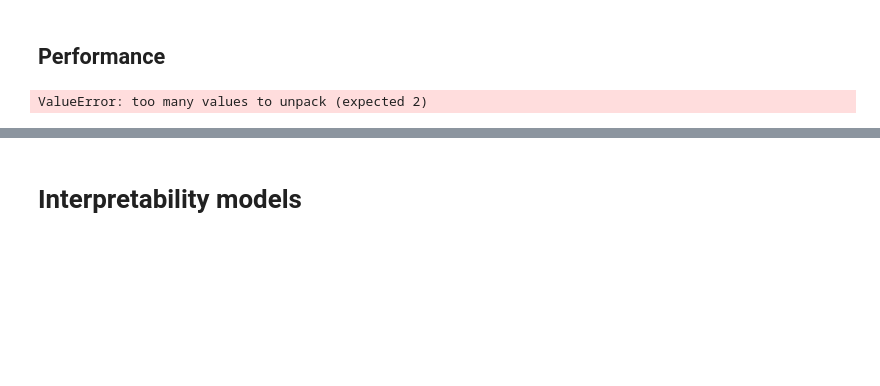
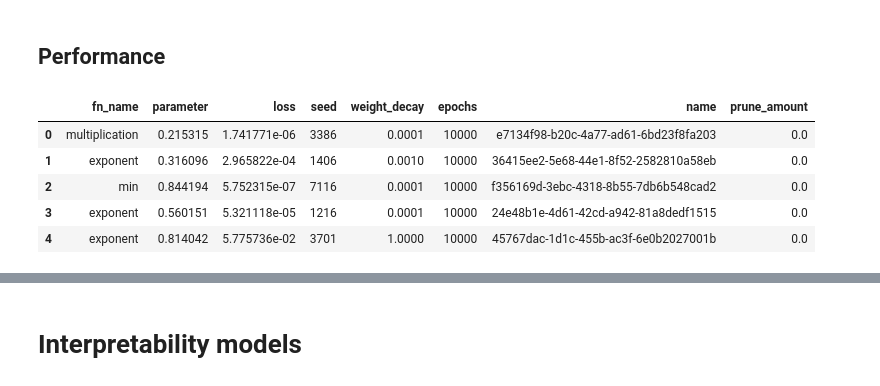
Before and after one commit to pleask/ALMI, a Jupyter notebook: analysis.ipynb, the cells around one changed output, grey strips where cells are left out. Saved outputs shown, nothing was run; the diff lists cells and outputs as text; code cells hidden in the pictures; blank space fills up the shorter version.

Commit message:
Use prune amount from file

```diff
--- a/analysis.ipynb
+++ b/analysis.ipynb
@@ -56,23 +56,27 @@ plt.show()
 # %%
 # TODO: Get the losses for the other pruning amounts
 with open('pruned_losses.txt', 'r') as pruned_losses:
     rows = []
     for line in pruned_losses:
         name, prune_amount, loss = line.strip().split(' ')
         rows.append((name, float(prune_amount), float(loss)))
 pruned_losses = pd.DataFrame(rows, columns=['name', 'prune_amount', 'loss'])
-pruned_losses['prune_amount'] = 0.2
 
 zero_decay_rows = weight_decay[weight_decay['weight_decay'] == 0]
 zero_decay_rows = zero_decay_rows.drop('loss', axis=1)
 pruned_models = pd.merge(zero_decay_rows, pruned_losses, on='name', how='inner')
 
 weight_decay['prune_amount'] = 0.
 subject_models = pd.concat([weight_decay, pruned_models])
 
 subject_models.head()
 # %% [output]
-ValueError: too many values to unpack (expected 2)
+|  | fn_name | parameter | loss | seed | weight_decay | epochs | name | prune_amount |
+| 0 | multiplication | 0.215315 | 1.741771e-06 | 3386 | 0.0001 | 10000 | e7134f98-b20c-4a77-ad61-6bd23f8fa203 | 0.0 |
+| 1 | exponent | 0.316096 | 2.965822e-04 | 1406 | 0.0010 | 10000 | 36415ee2-5e68-44e1-8f52-2582810a58eb | 0.0 |
+| 2 | min | 0.844194 | 5.752315e-07 | 7116 | 0.0001 | 10000 | f356169d-3ebc-4318-8b55-7db6b548cad2 | 0.0 |
+| 3 | exponent | 0.560151 | 5.321118e-05 | 1216 | 0.0001 | 10000 | 24e48b1e-4d61-42cd-a942-81a8dedf1515 | 0.0 |
+| 4 | exponent | 0.814042 | 5.775736e-02 | 3701 | 1.0000 | 10000 | 45767dac-1d1c-455b-ac3f-6e0b2027001b | 0.0 |
 # %%
 subject_models['fn_name'].value_counts()
 # %% [output]
```
Also changed, not shown: parts of 2 cells of this notebook.
